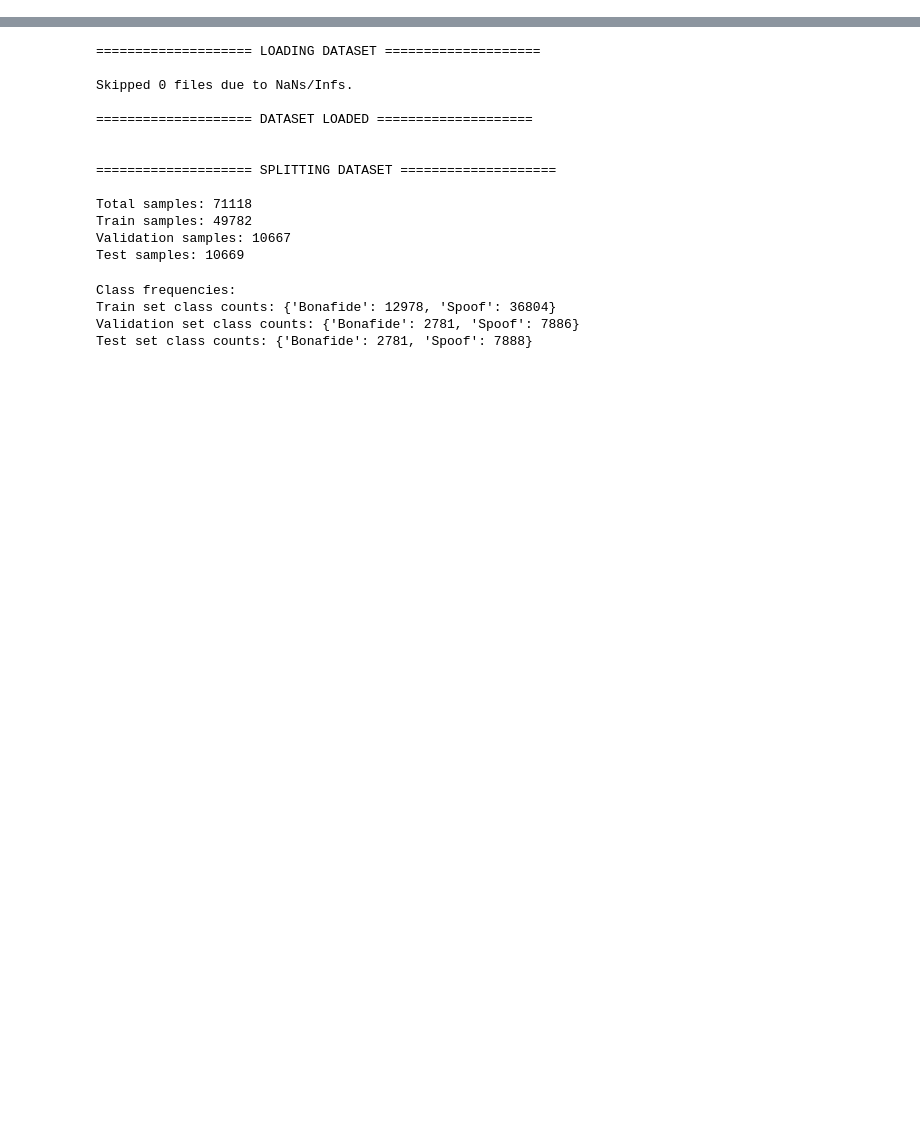
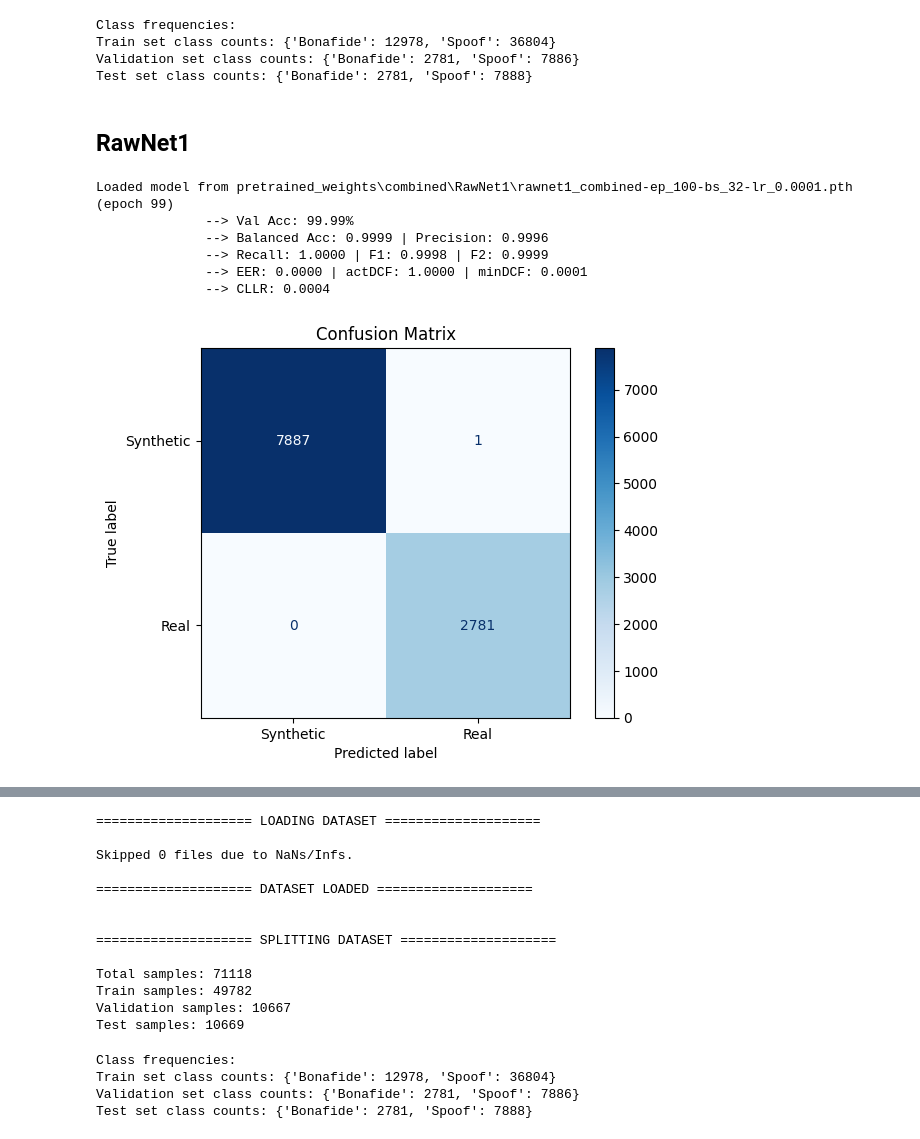
Before and after one commit to Ainzw0rth/RawNets-PF, a Jupyter notebook: main.ipynb, the cells around one changed output, grey strips where cells are left out. Drawn from its saved outputs; the diff is of its cells as text; code cells hidden in the pictures; blank space fills up the shorter version.

Commit message:
add test trainer for better distribution

```diff
--- a/main.ipynb
+++ b/main.ipynb
@@ -0,0 +39,19 @@
+# %%
+# Load full dataset
+print("==================== LOADING DATASET ====================\n")
+full_dataset_combined = CombinedFeatureDataset("preprocessed_data/combined")
+print("\n==================== DATASET LOADED ====================\n")
+
+# Stratified dataset split
+print("\n==================== SPLITTING DATASET ====================\n")
+train_dataset_combined, val_dataset_combined, test_dataset_combined = stratified_split(full_dataset_combined, splits=(0.7, 0.15, 0.15), seed=seed)
+
+train_loader_combined = DataLoader(train_dataset_combined, batch_size=batch_size, shuffle=True)
+val_loader_combined = DataLoader(val_dataset_combined, batch_size=batch_size, shuffle=False)
+test_loader_combined = DataLoader(test_dataset_combined, batch_size=batch_size, shuffle=False)
+
+# Print dataset sizes
+print(f"Total samples: {len(full_dataset_combined)}")
+print(f"Train samples: {len(train_dataset_combined)}")
+print(f"Validation samples: {len(val_dataset_combined)}")
+print(f"Test samples: {len(test_dataset_combined)}")
@@ -0,0 +72,56 @@
+# %%
+# Show class frequency for each dataset (label mapping: Bonafide=1, Spoof=0)
+from collections import Counter
+
+label_map = {1: "Bonafide", 0: "Spoof"}
+
+def get_class_counts(dataset):
+    labels = [dataset[i][1] for i in range(len(dataset))]
+    return Counter(labels)
+
+print("\nClass frequencies:")
+for name, ds in zip(['Train', 'Validation', 'Test'], [train_dataset_combined, val_dataset_combined, test_dataset_combined]):
+    counts = get_class_counts(ds)
+    # Map numeric labels to class names for display
+    named_counts = {label_map.get(k, k): v for k, v in counts.items()}
+    print(f"{name} set class counts: {named_counts}")
+# %% [output]
+Class frequencies:
+Train set class counts: {'Bonafide': 12978, 'Spoof': 36804}
+Validation set class counts: {'Bonafide': 2781, 'Spoof': 7886}
+Test set class counts: {'Bonafide': 2781, 'Spoof': 7888}
+# %% [markdown]
+## RawNet1
+# %%
+combined_model_config = {
+    'in_channels': 1,
+    'first_conv': 3,
+    'filts': [128, [128, 128], [128, 256], [256, 256]],
+    'blocks': [2, 4],
+    'gru_node': 1024,
+    'nb_gru_layer': 1,
+    'nb_fc_node': 1024,
+    'nb_classes': 2,
+    'input_length': 16000 * 4 + 24
+}
+
+# --- Set up model, optimizer, and scaler ---
+model = RawNet(combined_model_config, device).to(device)
+optimizer = Adam(model.parameters(), lr=0.0001)
+scaler = GradScaler()
+
+# --- Load the model ---
+start_epoch = load_model_rawnet1(
+    model, optimizer, scaler,
+    path=r"pretrained_weights\combined\RawNet1\rawnet1_combined-ep_100-bs_32-lr_0.0001.pth"
+)
+
+predictions, targets, metrics = test_rawnet1(model, test_loader_combined, device=device)
+# %% [output]
+Loaded model from pretrained_weights\combined\RawNet1\rawnet1_combined-ep_100-bs_32-lr_0.0001.pth (epoch 99)
+              --> Val Acc: 99.99%
+              --> Balanced Acc: 0.9999 | Precision: 0.9996
+              --> Recall: 1.0000 | F1: 0.9998 | F2: 0.9999
+              --> EER: 0.0000 | actDCF: 1.0000 | minDCF: 0.0001
+              --> CLLR: 0.0004
+[figure, added]
```
Also changed, not shown: parts of 16 cells of this notebook, 26 other files.
